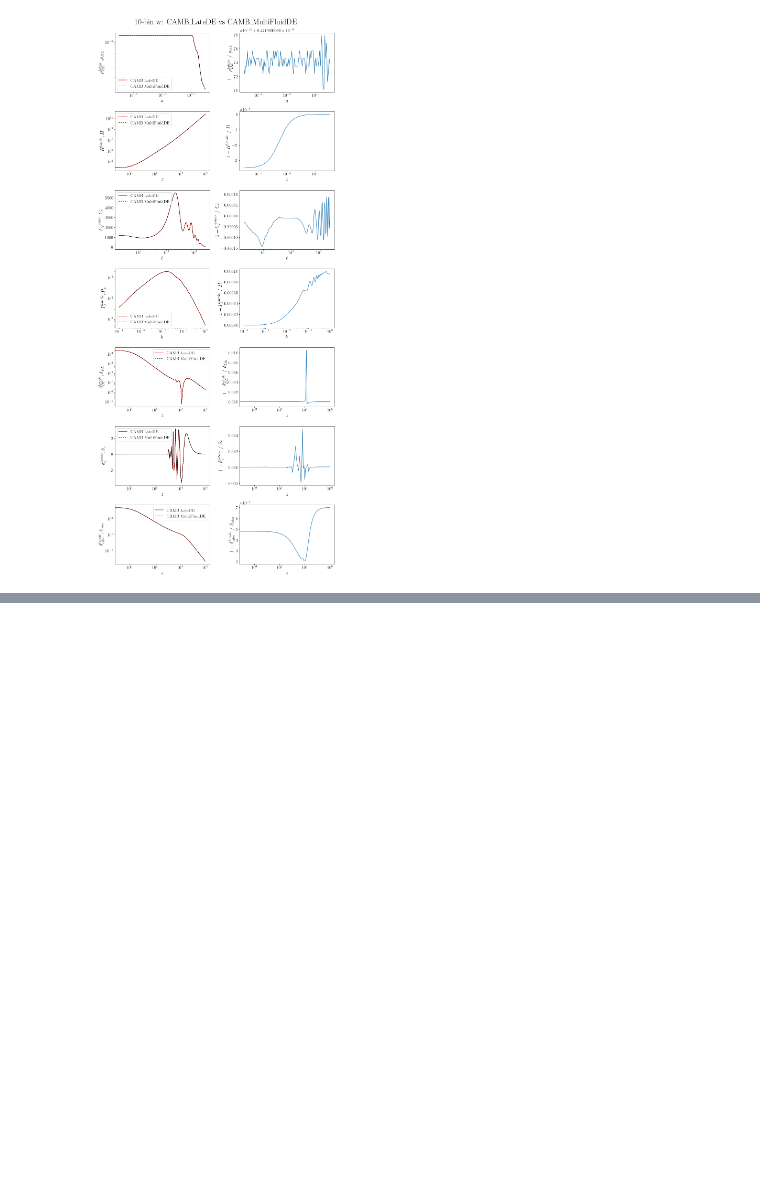
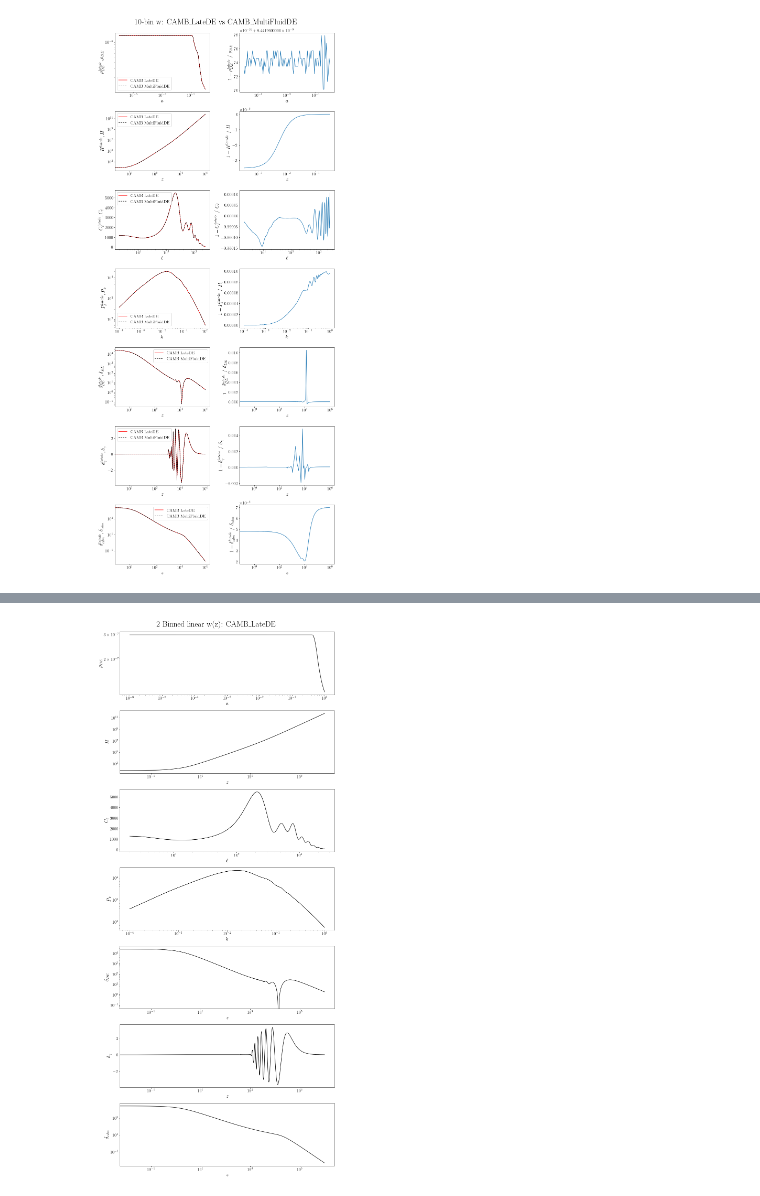
Before and after one commit to SBU-COSMOLIKE/CAMB, a Jupyter notebook: docs/LateDE_test.ipynb, the cells around one changed output, grey strips where cells are left out. Drawn from its saved outputs; the diff is of its cells as text; code cells hidden in the pictures; blank space fills up the shorter version.

Commit message:
Implemented the binned Linear w(z) for two bins

```diff
--- a/docs/LateDE_test.ipynb
+++ b/docs/LateDE_test.ipynb
@@ -1618,0 +1771,67 @@ plt.show()
+# %%
+%matplotlib inline
+import matplotlib
+import matplotlib.pyplot as plt
+font_size=20
+
+axislabelfontsize='large'
+matplotlib.mathtext.rcParams['legend.fontsize']='medium'
+plt.rcParams["figure.figsize"] = [13.0,30.0]
+plt.rcParams.update({
+    "text.usetex": True,
+    "font.family": "serif",
+    "font.serif": ["Computer Modern Roman"],
+    "font.size": 16,
+})
+axislabelfontsize='large'
+# %%
+rows, cols = 7, 1
+
+# DE energy density
+plt.subplot(rows, cols, 1)
+plt.loglog(scale_factor,latede_rhode/scale_factor**4,'k')
+plt.xlabel('$a$',fontsize=font_size)
+plt.ylabel(r'$\rho_{DE}$',fontsize=font_size)
+plt.suptitle("2 Binned linear w(z): CAMB\_LateDE",fontsize=font_size+10,y=.99)
+
+# Hubble parameter
+plt.subplot(rows, cols, 2)
+plt.loglog(redshift,latede_hubble,'k')
+plt.xlabel('$z$',fontsize=font_size)
+plt.ylabel(r'$H$',fontsize=font_size)
+
+# CMB temperature anisotropies
+plt.subplot(rows,cols,3)
+plt.semilogx(ells[2:],latede_cls[2:],'k')
+plt.xlabel('$\ell$',fontsize=font_size)
+plt.ylabel(r'$C_\ell$',fontsize=font_size)
+
+# Matter power spectra
+plt.subplot(rows,cols,4)
+plt.loglog(latede_ks,latede_pk,'k')
+plt.xlabel('$k$',fontsize=font_size)
+plt.ylabel(r'$P_k$',fontsize=font_size)
+
+# DE Perturbation
+plt.subplot(rows,cols,5)
+plt.loglog(redshift,latede_delta_de,'k')
+plt.xlabel('$z$',fontsize=font_size)
+plt.ylabel(r'$\delta_{DE}$',fontsize=font_size)
+
+# Photon Perturbation
+plt.subplot(rows,cols,6)
+plt.semilogx(redshift,latede_delta_photon,'k')
+plt.xlabel('$z$',fontsize=font_size)
+plt.ylabel(r'$\delta_\gamma$',fontsize=font_size)
+
+# CDM Perturbation
+plt.subplot(rows,cols,7)
+plt.loglog(redshift,latede_delta_cdm,'k')
+plt.xlabel('$z$',fontsize=font_size)
+plt.ylabel(r'$\delta_{cdm}$',fontsize=font_size)
+plt.tight_layout()
+
+# plt.savefig("2binned_linear_w_of_z_CAMBLateDE.pdf")
+plt.show()
+# %% [output]
+[figure, added]
```
Also changed, not shown: parts of 7 cells of this notebook, 1 other file.
